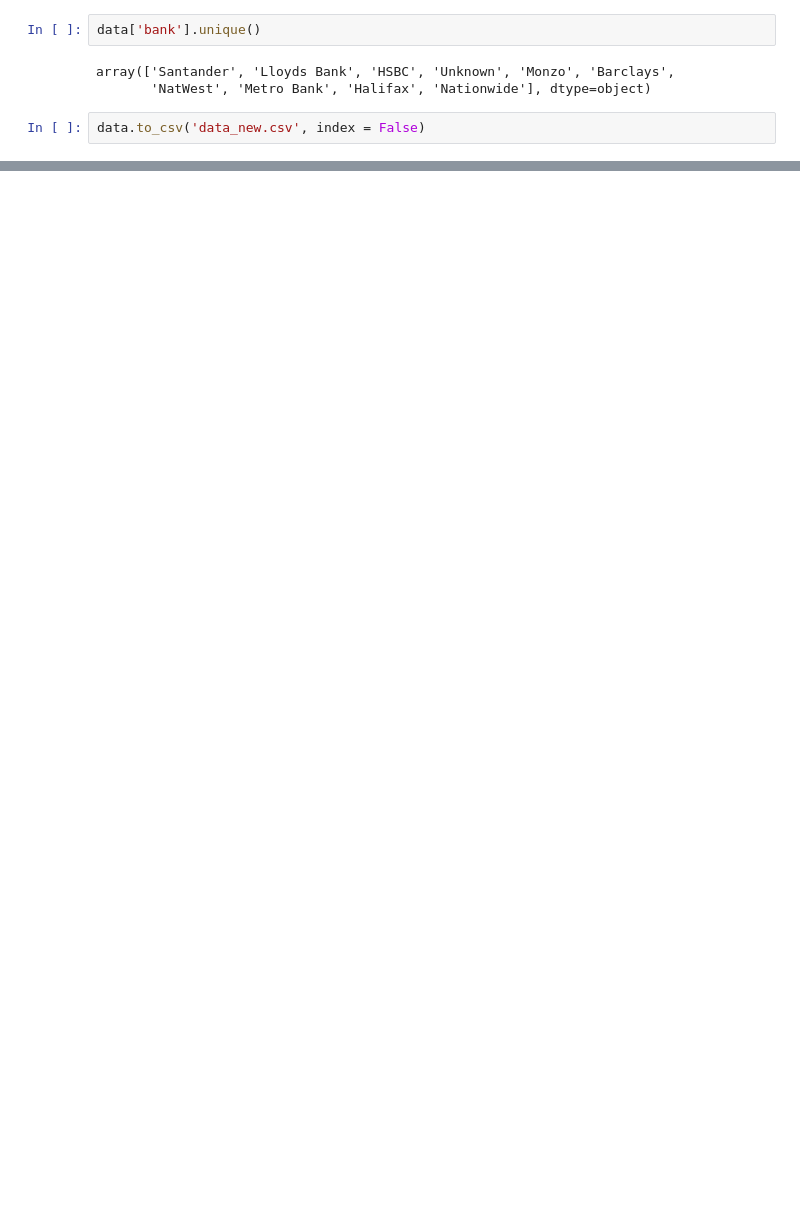
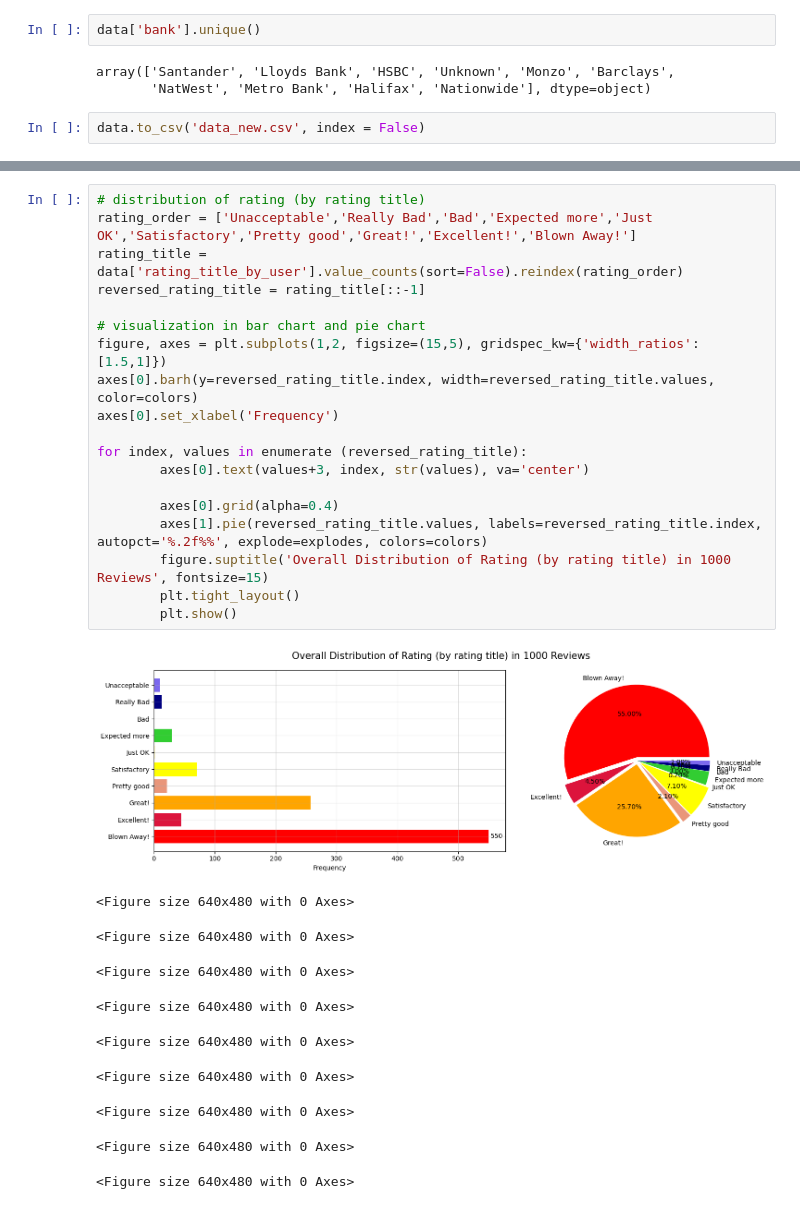
Before and after one commit to Davewm89/Project-Week-11, a Jupyter notebook: Sentiment Analysis 2.0.ipynb, the cells around one changed output, grey strips where cells are left out. Drawn from its saved outputs; the diff is of its cells as text; blank space fills up the shorter version.

```diff
--- a/Sentiment Analysis 2.0.ipynb
+++ b/Sentiment Analysis 2.0.ipynb
@@ -226,0 +332,30 @@ data.to_csv('data_new.csv', index = False)
+# %%
+# distribution of rating (by rating title)
+rating_order = ['Unacceptable','Really Bad','Bad','Expected more','Just OK','Satisfactory','Pretty good','Great!','Excellent!','Blown Away!']
+rating_title = data['rating_title_by_user'].value_counts(sort=False).reindex(rating_order)
+reversed_rating_title = rating_title[::-1]
+
+# visualization in bar chart and pie chart
+figure, axes = plt.subplots(1,2, figsize=(15,5), gridspec_kw={'width_ratios':[1.5,1]})
+axes[0].barh(y=reversed_rating_title.index, width=reversed_rating_title.values, color=colors)
+axes[0].set_xlabel('Frequency')
+
+for index, values in enumerate (reversed_rating_title):
+        axes[0].text(values+3, index, str(values), va='center')
+
+        axes[0].grid(alpha=0.4)
+        axes[1].pie(reversed_rating_title.values, labels=reversed_rating_title.index, autopct='%.2f%%', explode=explodes, colors=colors)
+        figure.suptitle('Overall Distribution of Rating (by rating title) in 1000 Reviews', fontsize=15)
+        plt.tight_layout()
+        plt.show()
+# %% [output]
+[figure, added]
+<Figure size 640x480 with 0 Axes>
+<Figure size 640x480 with 0 Axes>
+<Figure size 640x480 with 0 Axes>
+<Figure size 640x480 with 0 Axes>
+<Figure size 640x480 with 0 Axes>
+<Figure size 640x480 with 0 Axes>
+<Figure size 640x480 with 0 Axes>
+<Figure size 640x480 with 0 Axes>
+<Figure size 640x480 with 0 Axes>
```
Also changed, not shown: parts of 18 cells of this notebook, 1 other file.
